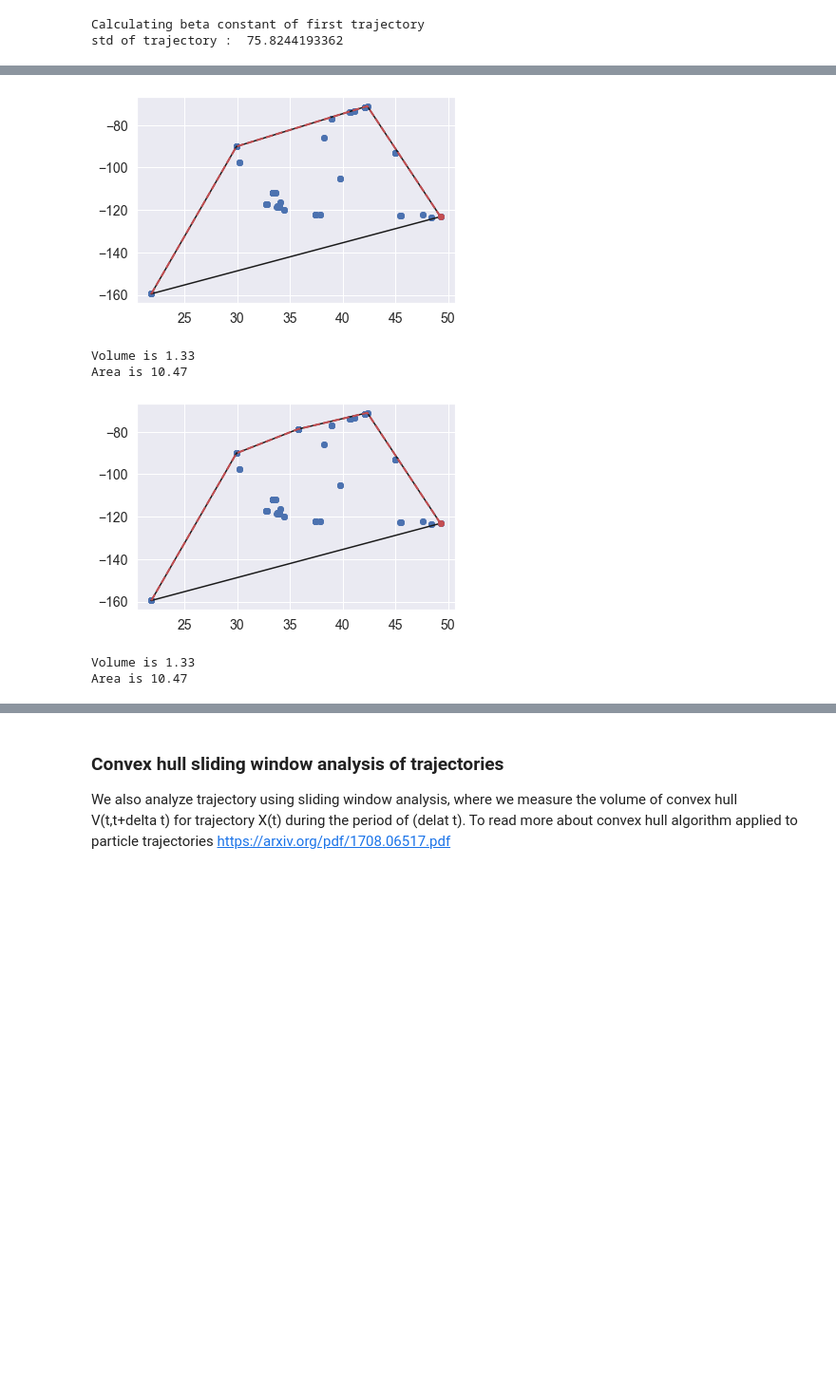
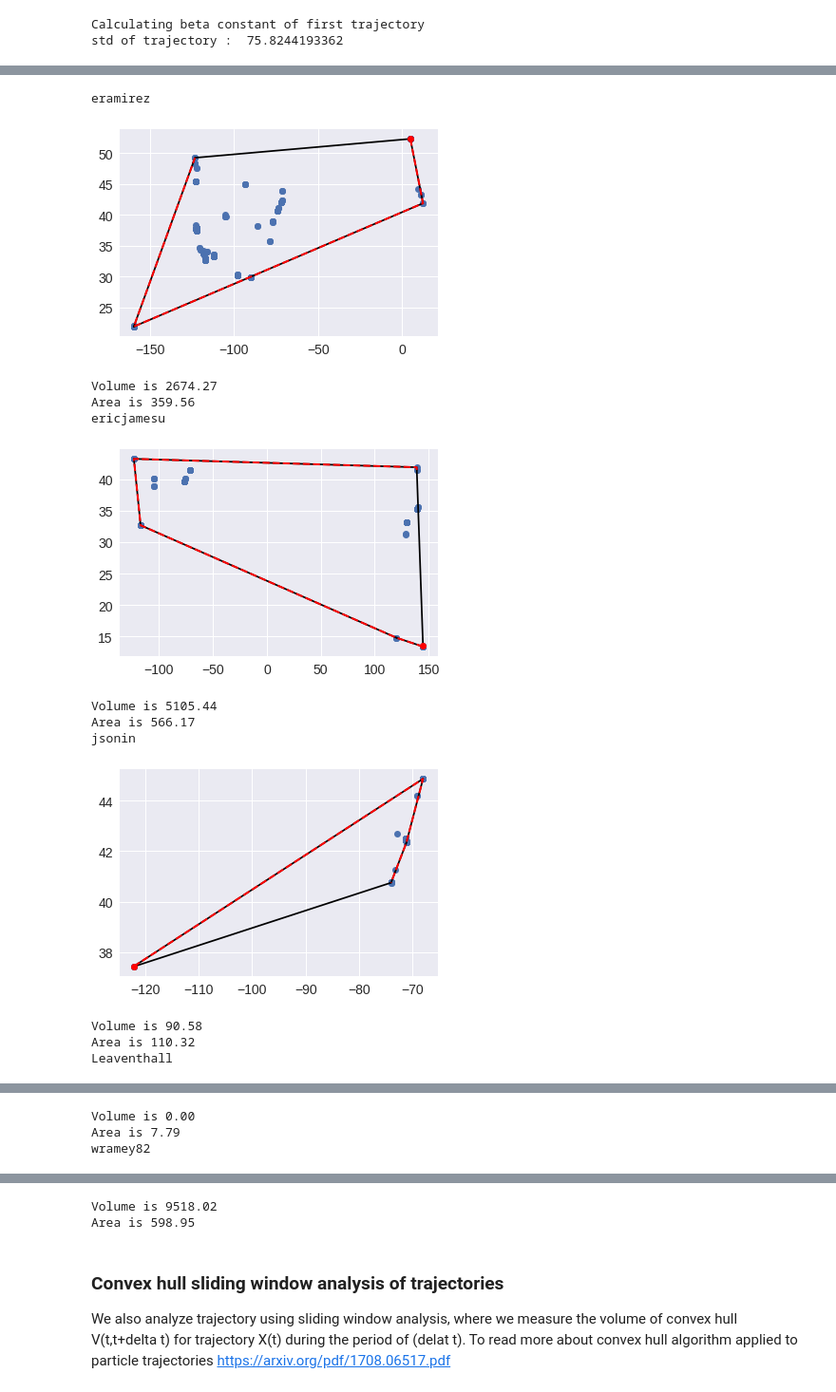
Before and after one commit to Liyubov/mobility_analysis_openhumans, a Jupyter notebook: Analysis of human mobility trajectories # open humans data.ipynb, the cells around one changed output, grey strips where cells are left out. Shown at 95% size. Cells and saved outputs as stored; diff of their text form; code cells hidden in the pictures; blank space fills up the shorter version.

```diff
--- a/Analysis of human mobility trajectories # open humans data.ipynb
+++ b/Analysis of human mobility trajectories # open humans data.ipynb
@@ -142,2 +173,11 @@ With these properties we want to see if different people have different distribu
+# %%
+# Get the members own data if there is any
+from ohapi import api
+
+my_data = None
+my_files = api.exchange_oauth2_member(os.getenv('OH_ACCESS_TOKEN'))
+for i in my_files['data']:
+    if i['source'] == 'direct-sharing-138':
+        my_data = requests.get(i['download_url']).json()
 # %%
 # main function analyzing moves_data
@@ -477,50 +521,63 @@ data = np.random.rand(N,M) #generate N datapoints in M dimensions
 #data = np.random.rand(30, 2)   # 30 random points in 2-D
 
 #load trajectory from Openhumans file
-data1 = np.asarray(latlon1) #give array, not the list
-data2 = np.asarray(latlon2) #get data from the second participant
 
 #print(data)
 
 """
 function ALGORITHM convext hull
 """
 
 
 def convex_hull(data):
 
     hull = ConvexHull(data)
 
-    plt.plot(data[:,0], data[:,1], 'o')
+    plt.plot(data[:,1], data[:,0], 'o')
     for simplex in hull.simplices:
-        plt.plot(data[simplex, 0], data[simplex, 1], 'k-')
+        plt.plot(data[simplex, 1], data[simplex, 0], 'k-')
 
 
-    plt.plot(data[hull.vertices,0], data[hull.vertices,1], 'r--', lw=2)
-    plt.plot(data[hull.vertices[0],0], data[hull.vertices[0],1], 'ro')
+    plt.plot(data[hull.vertices,1], data[hull.vertices,0], 'r--', lw=2)
+    plt.plot(data[hull.vertices[0],1], data[hull.vertices[0],0], 'ro')
     plt.show()
 
 
     """
     estimate the volume of the convex hull for trajectory in time frame
     """
 
 
-    points = np.array([[-1,-1, 1], [1, 1, 0], [-1, 1, 0], [1,-1, -1]])
-    hull = ConvexHull(points)
+    #points = np.array([[-1,-1, 1], [1, 1, 0], [-1, 1, 0], [1,-1, -1]])
+    #hull = ConvexHull(points)
     print("Volume is %2.2f" % hull.volume) # N-d object
     print("Area is %2.2f" % hull.area) # (N-1)-d object
 
 
 '''
 Now we apply convex hull to different data
 '''
-convex_hull(data1)
-#convex_hull(data2)
+for k,v in latlongs.items():
+    print(k)
+    convex_hull(np.asarray(v))
+
+# check whether member has personal data as well
+
+if my_data:
+
+    print('your own data')
+    convex_hull(np.asarray(my_latlon))
 # %% [output]
+eramirez
-[figure, old version]
+[figure, new version]
-Volume is 1.33
-Area is 10.47
+Volume is 2674.27
+Area is 359.56
+ericjamesu
-[figure, old version]
+[figure, new version]
-Volume is 1.33
-Area is 10.47
+Volume is 5105.44
+Area is 566.17
+jsonin
+[figure, added]
+Volume is 90.58
+Area is 110.32
+Leaventhall
@@ -526,0 +585,3 @@ Area is 10.47
+Volume is 0.00
+Area is 7.79
+wramey82
@@ -527,3 +593,5 @@ Area is 10.47
+Volume is 9518.02
+Area is 598.95
 # %% [markdown]
 ### Convex hull sliding window analysis of trajectories
 We also analyze trajectory using sliding window analysis, where we measure the volume of convex hull V(t,t+delta t) for trajectory X(t) during the period of (delat t).
```
Also changed, not shown: parts of 7 cells of this notebook.
